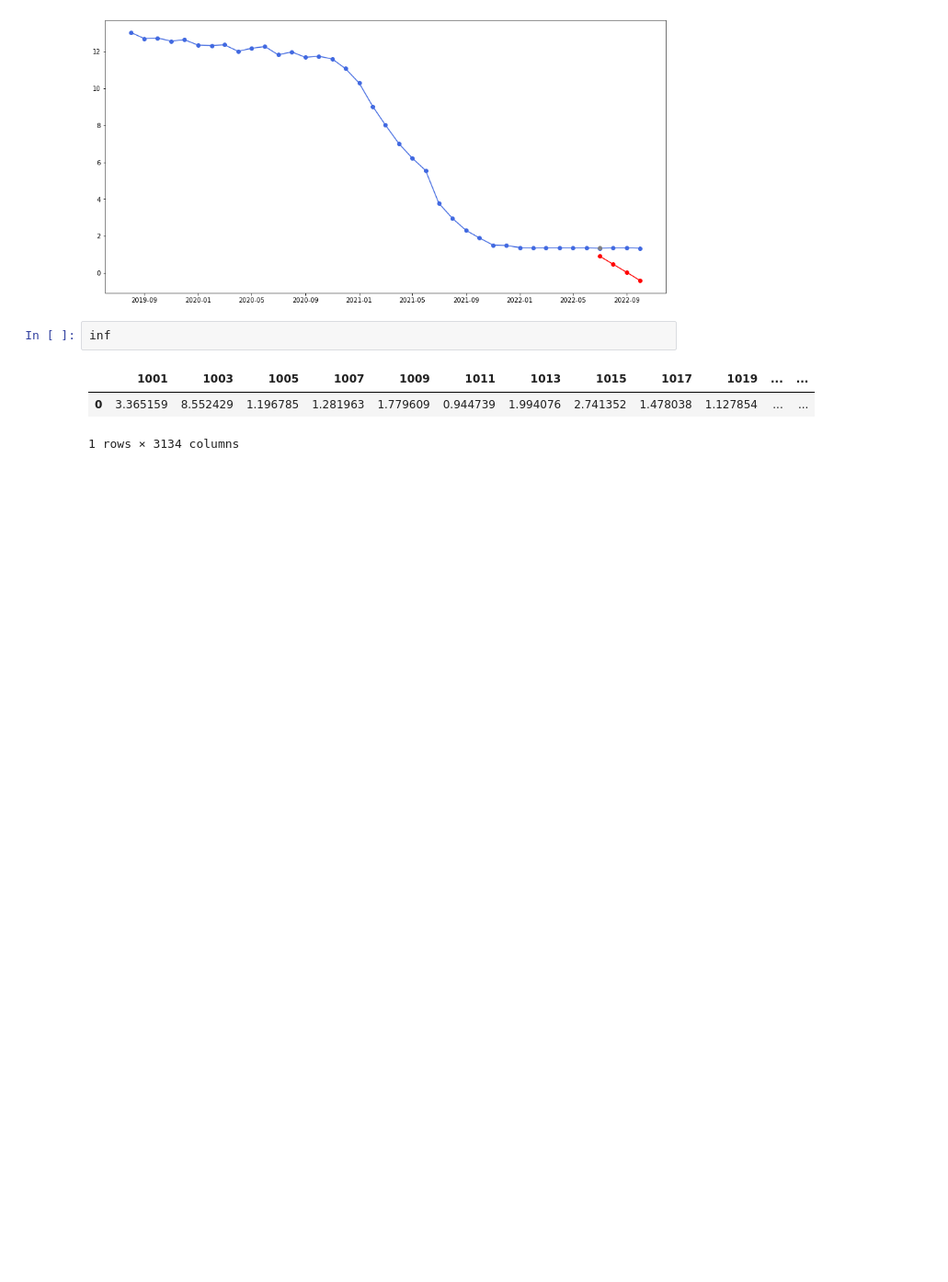
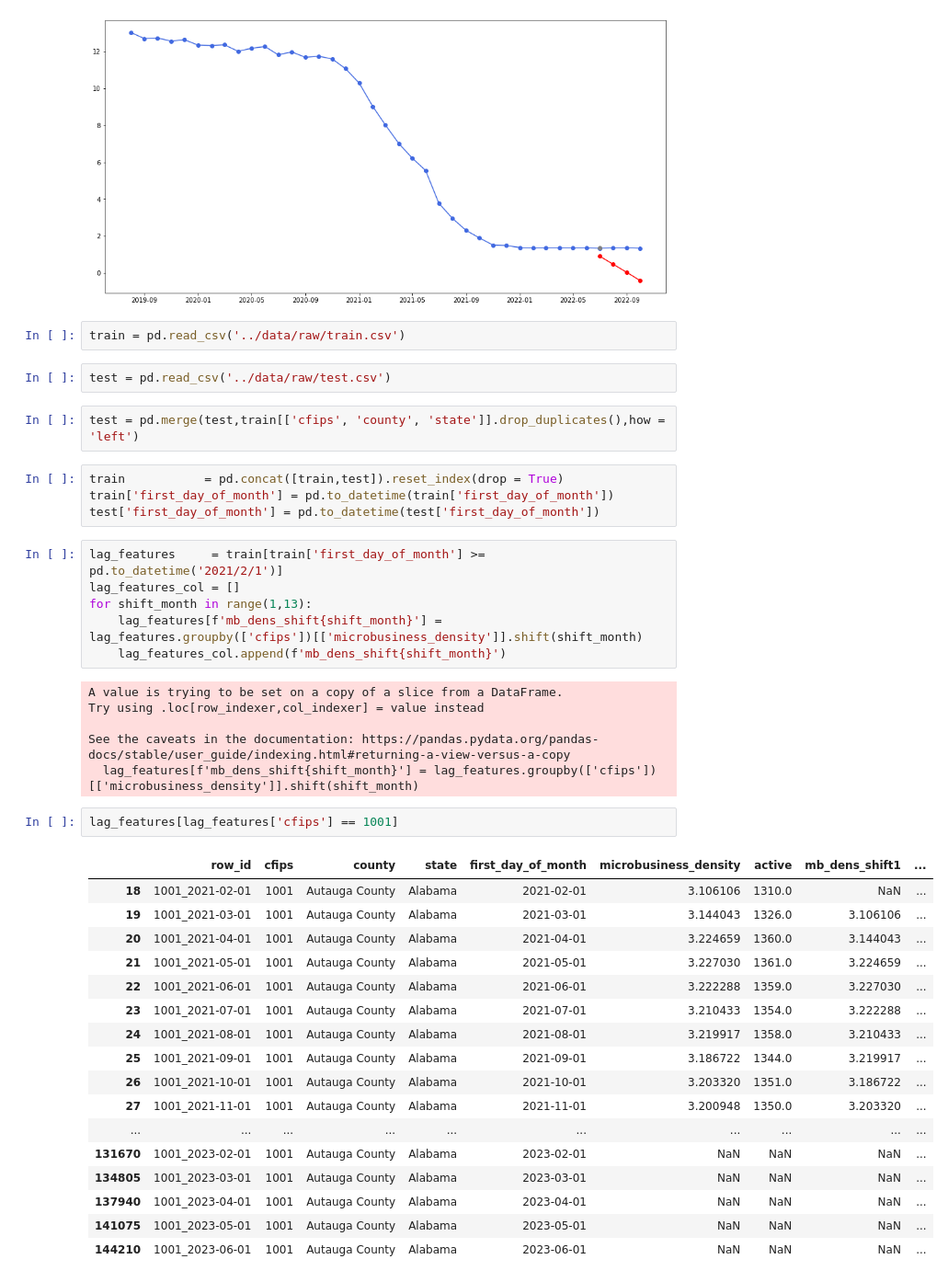
Before and after one commit to Occccn/kaggle-GoDaddy, a Jupyter notebook: notebook/trainEDA.ipynb, the cells around one changed output. Shown at 92% size. Drawn from its saved outputs; the diff is of its cells as text; blank space fills up the shorter version.

```diff
--- a/notebook/trainEDA.ipynb
+++ b/notebook/trainEDA.ipynb
@@ -288,8 +288,44 @@ for cfip in loss['cfips'][:]:
 [figure]
 [figure]
 # %%
-inf
+train = pd.read_csv('../data/raw/train.csv')
-# %% [output]
-|  | 1001 | 1003 | 1005 | 1007 | 1009 | 1011 | 1013 | 1015 | 1017 | 1019 | ... | ... |
-| 0 | 3.365159 | 8.552429 | 1.196785 | 1.281963 | 1.779609 | 0.944739 | 1.994076 | 2.741352 | 1.478038 | 1.127854 | ... | ... |
-1 rows × 3134 columns
+# %%
+test = pd.read_csv('../data/raw/test.csv')
+# %%
+test = pd.merge(test,train[['cfips', 'county', 'state']].drop_duplicates(),how = 'left')
+# %%
+train           = pd.concat([train,test]).reset_index(drop = True)
+train['first_day_of_month'] = pd.to_datetime(train['first_day_of_month'])
+test['first_day_of_month'] = pd.to_datetime(test['first_day_of_month'])
+# %%
+lag_features     = train[train['first_day_of_month'] >= pd.to_datetime('2021/2/1')]
+lag_features_col = []
+for shift_month in range(1,13):
+    lag_features[f'mb_dens_shift{shift_month}'] = lag_features.groupby(['cfips'])[['microbusiness_density']].shift(shift_month)
+    lag_features_col.append(f'mb_dens_shift{shift_month}')
+# %% [output]
+A value is trying to be set on a copy of a slice from a DataFrame.
+Try using .loc[row_indexer,col_indexer] = value instead
+
+See the caveats in the documentation: https://pandas.pydata.org/pandas-docs/stable/user_guide/indexing.html#returning-a-view-versus-a-copy
+  lag_features[f'mb_dens_shift{shift_month}'] = lag_features.groupby(['cfips'])[['microbusiness_density']].shift(shift_month)
+# %%
+lag_features[lag_features['cfips'] == 1001]
+# %% [output]
+|  | row_id | cfips | county | state | first_day_of_month | microbusiness_density | active | mb_dens_shift1 | ... |
+| 18 | 1001_2021-02-01 | 1001 | Autauga County | Alabama | 2021-02-01 | 3.106106 | 1310.0 | NaN | ... |
+| 19 | 1001_2021-03-01 | 1001 | Autauga County | Alabama | 2021-03-01 | 3.144043 | 1326.0 | 3.106106 | ... |
+| 20 | 1001_2021-04-01 | 1001 | Autauga County | Alabama | 2021-04-01 | 3.224659 | 1360.0 | 3.144043 | ... |
+| 21 | 1001_2021-05-01 | 1001 | Autauga County | Alabama | 2021-05-01 | 3.227030 | 1361.0 | 3.224659 | ... |
+| 22 | 1001_2021-06-01 | 1001 | Autauga County | Alabama | 2021-06-01 | 3.222288 | 1359.0 | 3.227030 | ... |
+| 23 | 1001_2021-07-01 | 1001 | Autauga County | Alabama | 2021-07-01 | 3.210433 | 1354.0 | 3.222288 | ... |
+| 24 | 1001_2021-08-01 | 1001 | Autauga County | Alabama | 2021-08-01 | 3.219917 | 1358.0 | 3.210433 | ... |
+| 25 | 1001_2021-09-01 | 1001 | Autauga County | Alabama | 2021-09-01 | 3.186722 | 1344.0 | 3.219917 | ... |
+| 26 | 1001_2021-10-01 | 1001 | Autauga County | Alabama | 2021-10-01 | 3.203320 | 1351.0 | 3.186722 | ... |
+| 27 | 1001_2021-11-01 | 1001 | Autauga County | Alabama | 2021-11-01 | 3.200948 | 1350.0 | 3.203320 | ... |
+| ... | ... | ... | ... | ... | ... | ... | ... | ... | ... |
+| 131670 | 1001_2023-02-01 | 1001 | Autauga County | Alabama | 2023-02-01 | NaN | NaN | NaN | ... |
+| 134805 | 1001_2023-03-01 | 1001 | Autauga County | Alabama | 2023-03-01 | NaN | NaN | NaN | ... |
+| 137940 | 1001_2023-04-01 | 1001 | Autauga County | Alabama | 2023-04-01 | NaN | NaN | NaN | ... |
+| 141075 | 1001_2023-05-01 | 1001 | Autauga County | Alabama | 2023-05-01 | NaN | NaN | NaN | ... |
+| 144210 | 1001_2023-06-01 | 1001 | Autauga County | Alabama | 2023-06-01 | NaN | NaN | NaN | ... |
```
Also changed, not shown: parts of 18 cells of this notebook, 5 other files.
